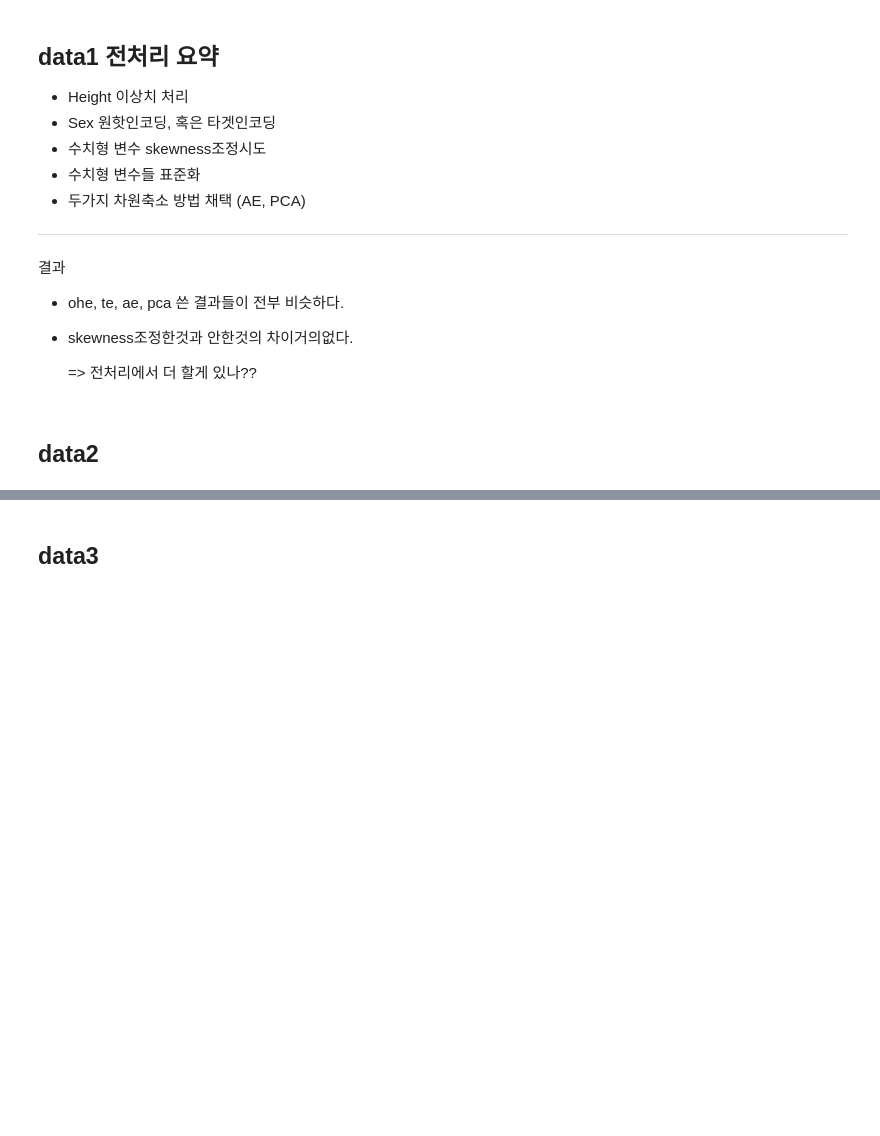
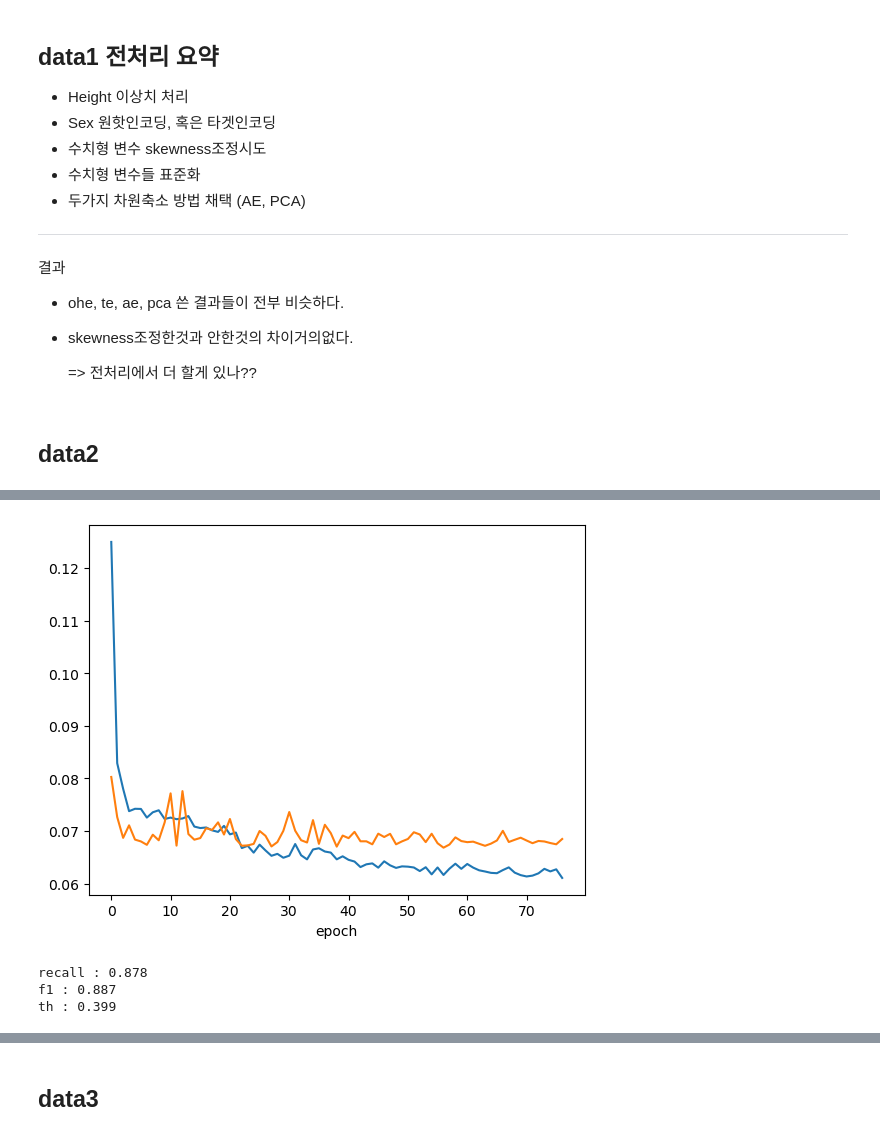
Before and after one commit to bgh2104/AIB_TP1, a Jupyter notebook: preprocessing.ipynb, the cells around one changed output, grey strips where cells are left out. Saved outputs shown, nothing was run; the diff lists cells and outputs as text; code cells hidden in the pictures; blank space fills up the shorter version.

Commit message:
3일차 작업
preprocessing.ipynb 진행
- data2 각종 오버샘플링 및 클래스 가중치 조정기법 적용

```diff
--- a/preprocessing.ipynb
+++ b/preprocessing.ipynb
@@ -351,0 +547,58 @@ pca mean rmse : 2.2542313412077624
+# %%
+# 업샘플링 시도: SMOTE, ADASYN
+# 모델은 앞으로 신경망을 쓰는걸로 결정
+
+
+# 우선 기본모델부터
+b_model4 = tf.keras.Sequential([
+    keras.layers.Dense(64, input_shape=[8,]),
+    keras.layers.BatchNormalization(),
+    keras.layers.ReLU(),
+    keras.layers.Dense(32),
+    keras.layers.BatchNormalization(),
+    keras.layers.ReLU(),
+    keras.layers.Dense(8),
+    keras.layers.BatchNormalization(),
+    keras.layers.ReLU(),
+    keras.layers.Dense(1, activation='sigmoid')
+])
+b_model4.compile(loss='binary_crossentropy',
+                 metrics=[keras.metrics.AUC(name='prc', curve='PR')],
+                 optimizer=keras.optimizers.Adam(0.01))
+
+# 콜백 재정의
+reduce_lr = tf.keras.callbacks.ReduceLROnPlateau(monitor='val_loss',
+                                                 factor=0.5, patience=10,
+                                                 verbose=0, mode='auto')
+e_stop = tf.keras.callbacks.EarlyStopping(monitor='val_loss',
+                                          patience=20,
+                                          restore_best_weights=False)
+hist = b_model4.fit(train_ds,
+                    validation_data=valid_ds,
+                    epochs=200,
+                    callbacks=[e_stop, reduce_lr],
+                    verbose=0)
+
+plt.plot(hist.history['loss'], label='train')
+plt.plot(hist.history['val_loss'], label='val')
+plt.xlabel('epoch')
+plt.show()
+# %% [output]
+[figure, added]
+# %%
+def prec_recall(model, X_test, y_test):
+    precision, recall, th = precision_recall_curve(y_test, model.predict(X_test, verbose=False),
+                                                   pos_label=1)
+
+    f1 = 2 * (precision * recall) / (precision + recall)
+    best = np.argmax(f1)
+    return precision[best], recall[best], f1[best], th[best]
+
+
+_, recall, f1, th = prec_recall(b_model4, X_test, y_test)
+
+print(f'recall : {recall:.3f}\nf1 : {f1:.3f}\nth : {th:.3f}')
+# %% [output]
+recall : 0.878
+f1 : 0.887
+th : 0.399
```
Also changed, not shown: parts of 24 cells of this notebook.
